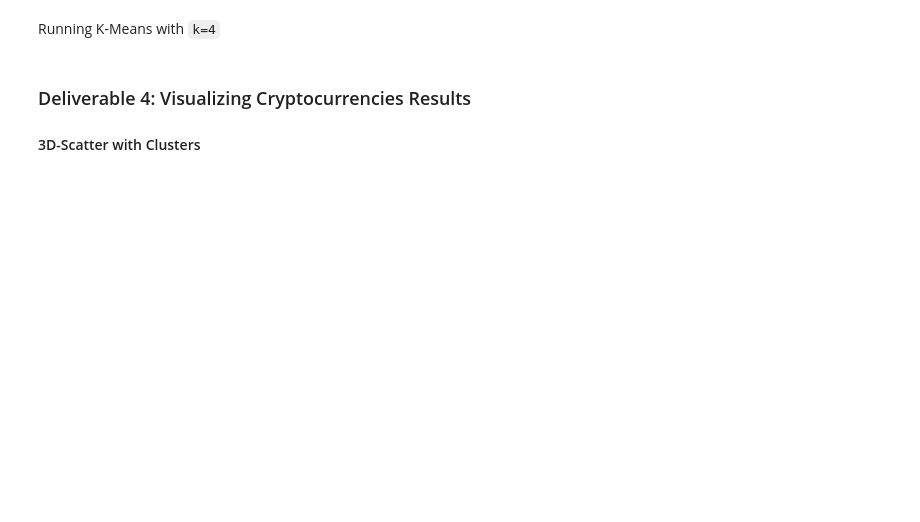
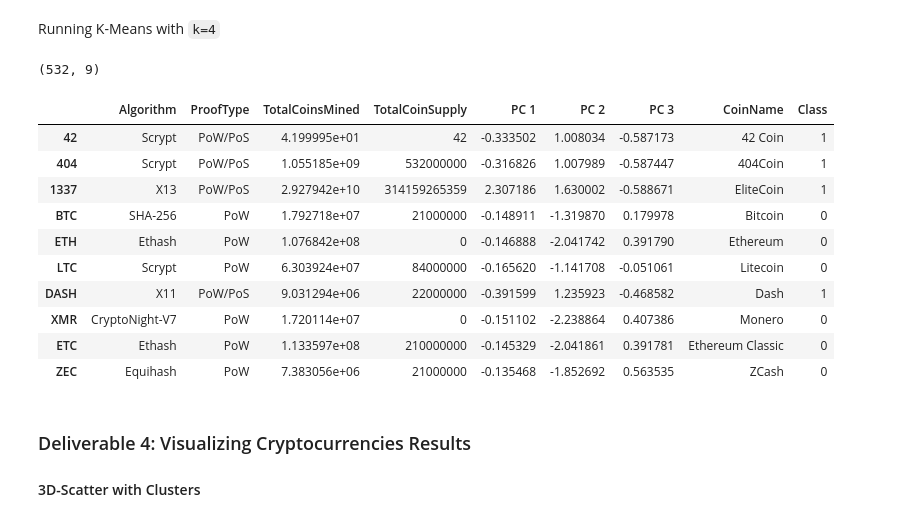
Before and after one commit to david-garza/Cryptocurrencies, a Jupyter notebook: crypto_clustering.ipynb, the cells around one changed output. Drawn from its saved outputs; the diff is of its cells as text; code cells hidden in the pictures; blank space fills up the shorter version.

```diff
--- a/crypto_clustering.ipynb
+++ b/crypto_clustering.ipynb
@@ -227,21 +230,34 @@ Running K-Means with `k=4`
 model = KMeans(n_clusters=4,random_state=1)
 
 # Fit and predict the model
-groups = model.fit_predict(pcs_df)
+groups = model.fit_predict(pca_df)
 # %%
 # Create a new DataFrame including predicted clusters and cryptocurrencies features.
-# Concatentate the crypto_df and pcs_df DataFrames on the same columns.
-# YOUR CODE HERE
+# Concatentate the crypto_df and pcs_df DataFrames on the same index.
+clustered_df = crypto_df.merge(pca_df,left_index=True,right_index=True)
 
 #  Add a new column, "CoinName" to the clustered_df DataFrame that holds the names of the cryptocurrencies.
-# YOUR CODE HERE
+clustered_df["CoinName"]=coin_name
 
 #  Add a new column, "Class" to the clustered_df DataFrame that holds the predictions.
-# YOUR CODE HERE
+clustered_df["Class"]=groups
 
 # Print the shape of the clustered_df
 print(clustered_df.shape)
 clustered_df.head(10)
+# %% [output]
+(532, 9)
+|  | Algorithm | ProofType | TotalCoinsMined | TotalCoinSupply | PC 1 | PC 2 | PC 3 | CoinName | Class |
+| 42 | Scrypt | PoW/PoS | 4.199995e+01 | 42 | -0.333502 | 1.008034 | -0.587173 | 42 Coin | 1 |
+| 404 | Scrypt | PoW/PoS | 1.055185e+09 | 532000000 | -0.316826 | 1.007989 | -0.587447 | 404Coin | 1 |
+| 1337 | X13 | PoW/PoS | 2.927942e+10 | 314159265359 | 2.307186 | 1.630002 | -0.588671 | EliteCoin | 1 |
+| BTC | SHA-256 | PoW | 1.792718e+07 | 21000000 | -0.148911 | -1.319870 | 0.179978 | Bitcoin | 0 |
+| ETH | Ethash | PoW | 1.076842e+08 | 0 | -0.146888 | -2.041742 | 0.391790 | Ethereum | 0 |
+| LTC | Scrypt | PoW | 6.303924e+07 | 84000000 | -0.165620 | -1.141708 | -0.051061 | Litecoin | 0 |
+| DASH | X11 | PoW/PoS | 9.031294e+06 | 22000000 | -0.391599 | 1.235923 | -0.468582 | Dash | 1 |
+| XMR | CryptoNight-V7 | PoW | 1.720114e+07 | 0 | -0.151102 | -2.238864 | 0.407386 | Monero | 0 |
+| ETC | Ethash | PoW | 1.133597e+08 | 210000000 | -0.145329 | -2.041861 | 0.391781 | Ethereum Classic | 0 |
+| ZEC | Equihash | PoW | 7.383056e+06 | 21000000 | -0.135468 | -1.852692 | 0.563535 | ZCash | 0 |
 # %% [markdown]
 ### Deliverable 4: Visualizing Cryptocurrencies Results
 
```
Also changed, not shown: parts of 4 cells of this notebook.
